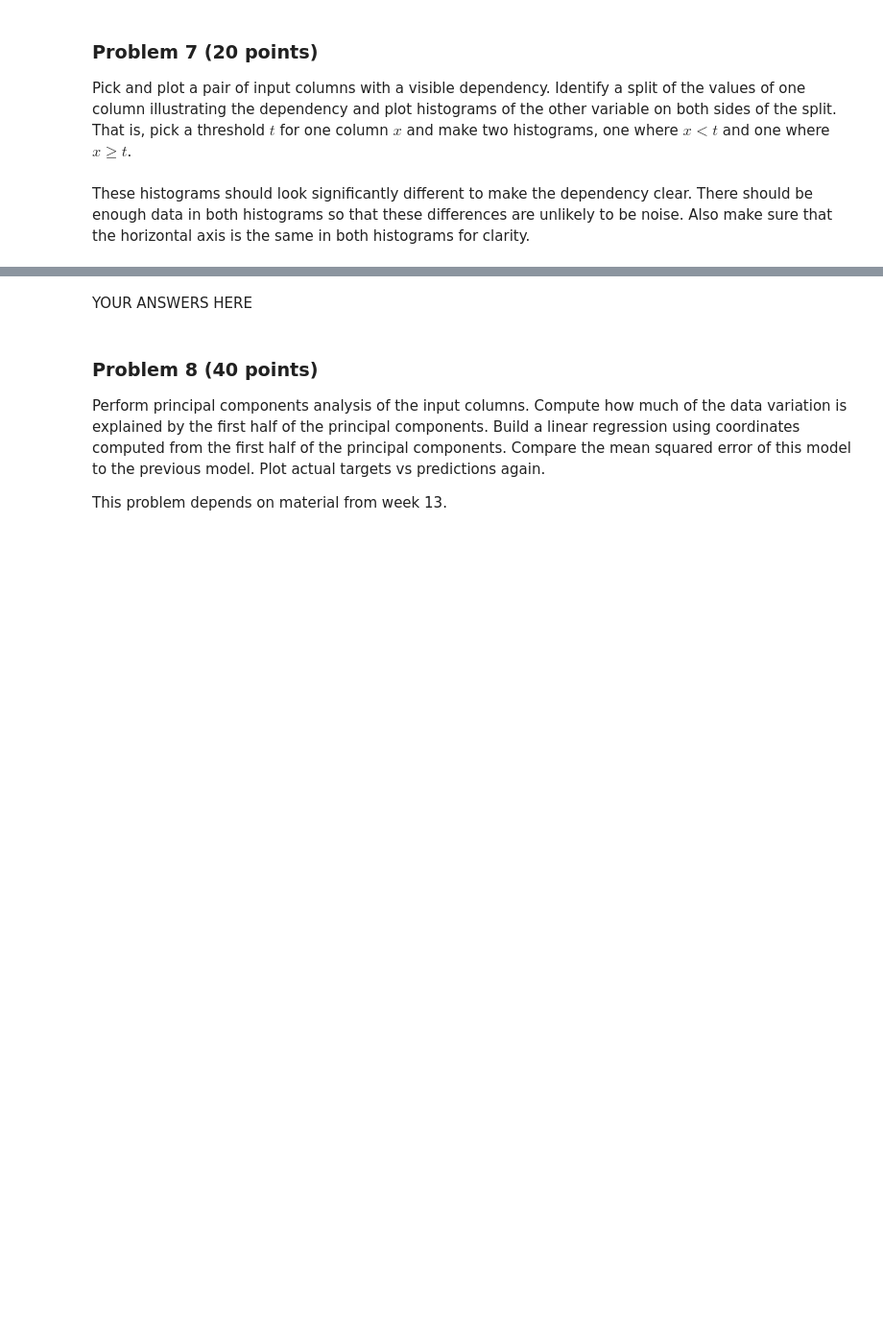
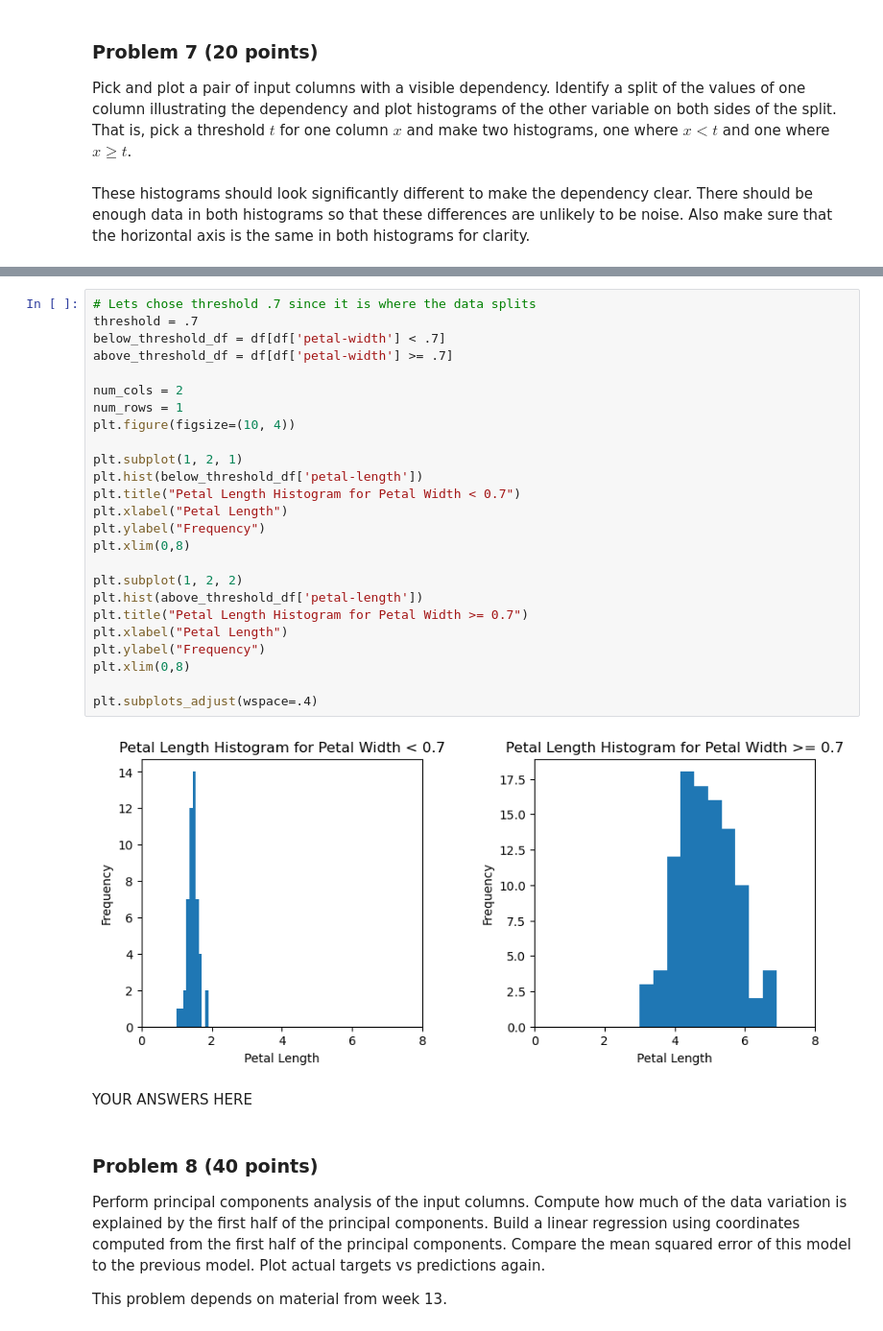
Before and after one commit to calebhadley1/dx601-final-project, a Jupyter notebook: project.ipynb, the cells around one changed output, grey strips where cells are left out. Shown at 96% size. Saved outputs shown, nothing was run; the diff lists cells and outputs as text; blank space fills up the shorter version.

```diff
--- a/project.ipynb
+++ b/project.ipynb
@@ -254,3 +256,30 @@ Also make sure that the horizontal axis is the same in both histograms for clari
+# %%
+# Lets chose threshold .7 since it is where the data splits
+threshold = .7
+below_threshold_df = df[df['petal-width'] < .7]
+above_threshold_df = df[df['petal-width'] >= .7]
+
+num_cols = 2
+num_rows = 1
+plt.figure(figsize=(10, 4))
+
+plt.subplot(1, 2, 1)
+plt.hist(below_threshold_df['petal-length'])
+plt.title("Petal Length Histogram for Petal Width < 0.7")
+plt.xlabel("Petal Length")
+plt.ylabel("Frequency")
+plt.xlim(0,8)
+
+plt.subplot(1, 2, 2)
+plt.hist(above_threshold_df['petal-length'])
+plt.title("Petal Length Histogram for Petal Width >= 0.7")
+plt.xlabel("Petal Length")
+plt.ylabel("Frequency")
+plt.xlim(0,8)
+
+plt.subplots_adjust(wspace=.4)
+# %% [output]
+[figure, added]
 # %% [markdown]
 YOUR ANSWERS HERE
 # %% [markdown]
```
Also changed, not shown: parts of 2 cells of this notebook.
